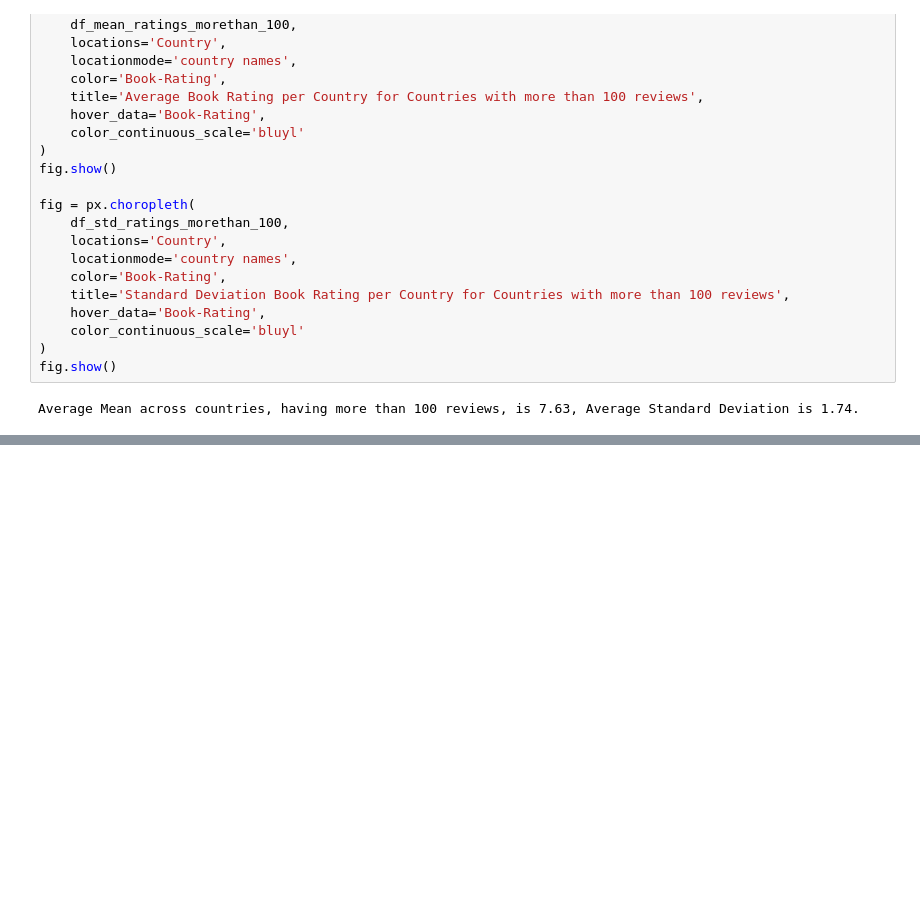
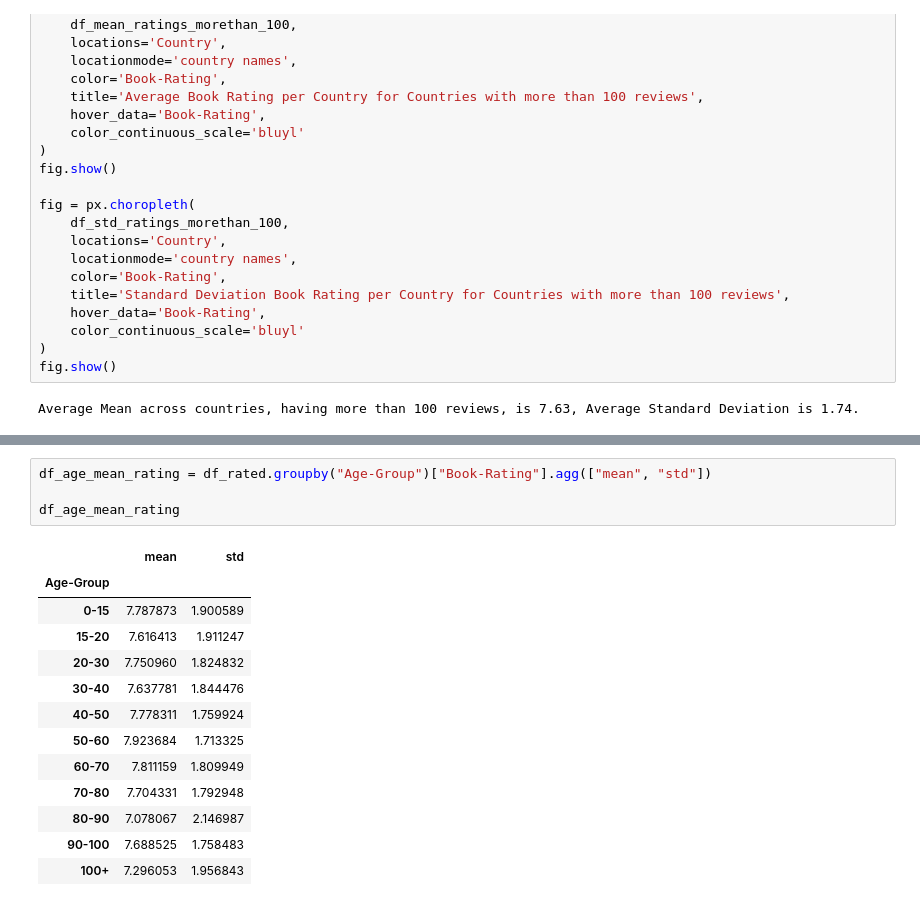
Before and after one commit to vladipetkov/Amazon-Books, a Jupyter notebook: group22_amazon_books.ipynb, the cells around one changed output, grey strips where cells are left out. Cells and saved outputs as stored; diff of their text form; blank space fills up the shorter version.

```diff
--- a/group22_amazon_books.ipynb
+++ b/group22_amazon_books.ipynb
@@ -234,0 +228,18 @@ Name: Book-Rating, dtype: float64
+# %%
+df_age_mean_rating = df_rated.groupby("Age-Group")["Book-Rating"].agg(["mean", "std"])
+
+df_age_mean_rating
+# %% [output]
+|  | mean | std |
+| Age-Group |  |  |
+| 0-15 | 7.787873 | 1.900589 |
+| 15-20 | 7.616413 | 1.911247 |
+| 20-30 | 7.750960 | 1.824832 |
+| 30-40 | 7.637781 | 1.844476 |
+| 40-50 | 7.778311 | 1.759924 |
+| 50-60 | 7.923684 | 1.713325 |
+| 60-70 | 7.811159 | 1.809949 |
+| 70-80 | 7.704331 | 1.792948 |
+| 80-90 | 7.078067 | 2.146987 |
+| 90-100 | 7.688525 | 1.758483 |
+| 100+ | 7.296053 | 1.956843 |
```
Also changed, not shown: parts of 5 cells of this notebook, 1 other file.
